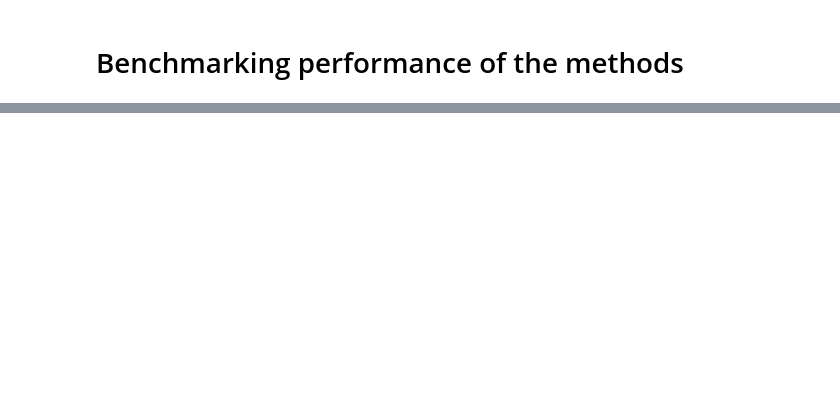
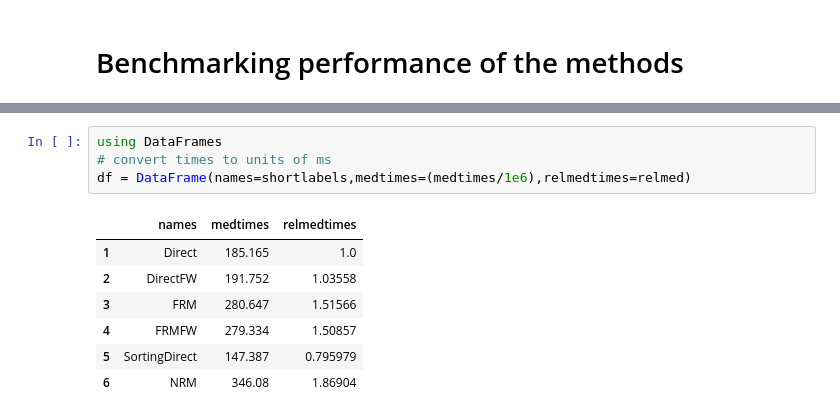
Before and after one commit to isaacsas/SciMLBenchmarks.jl, a Jupyter notebook: Jumps/Twenty_Gene_Example.ipynb, the cells around one changed output, grey strips where cells are left out. Drawn from its saved outputs; the diff is of its cells as text; blank space fills up the shorter version.

```diff
--- a/Jumps/Twenty_Gene_Example.ipynb
+++ b/Jumps/Twenty_Gene_Example.ipynb
@@ -64,0 +66,12 @@ bar(shortlabels,relmed,title="median running time relative to Direct()",leg=fals
+# %%
+using DataFrames
+# convert times to units of ms
+df = DataFrame(names=shortlabels,medtimes=(medtimes/1e6),relmedtimes=relmed)
+# %% [output]
+|  | names | medtimes | relmedtimes |
+| 1 | Direct | 185.165 | 1.0 |
+| 2 | DirectFW | 191.752 | 1.03558 |
+| 3 | FRM | 280.647 | 1.51566 |
+| 4 | FRMFW | 279.334 | 1.50857 |
+| 5 | SortingDirect | 147.387 | 0.795979 |
+| 6 | NRM | 346.08 | 1.86904 |
```
Also changed, not shown: parts of 5 cells of this notebook, 1 other file.
